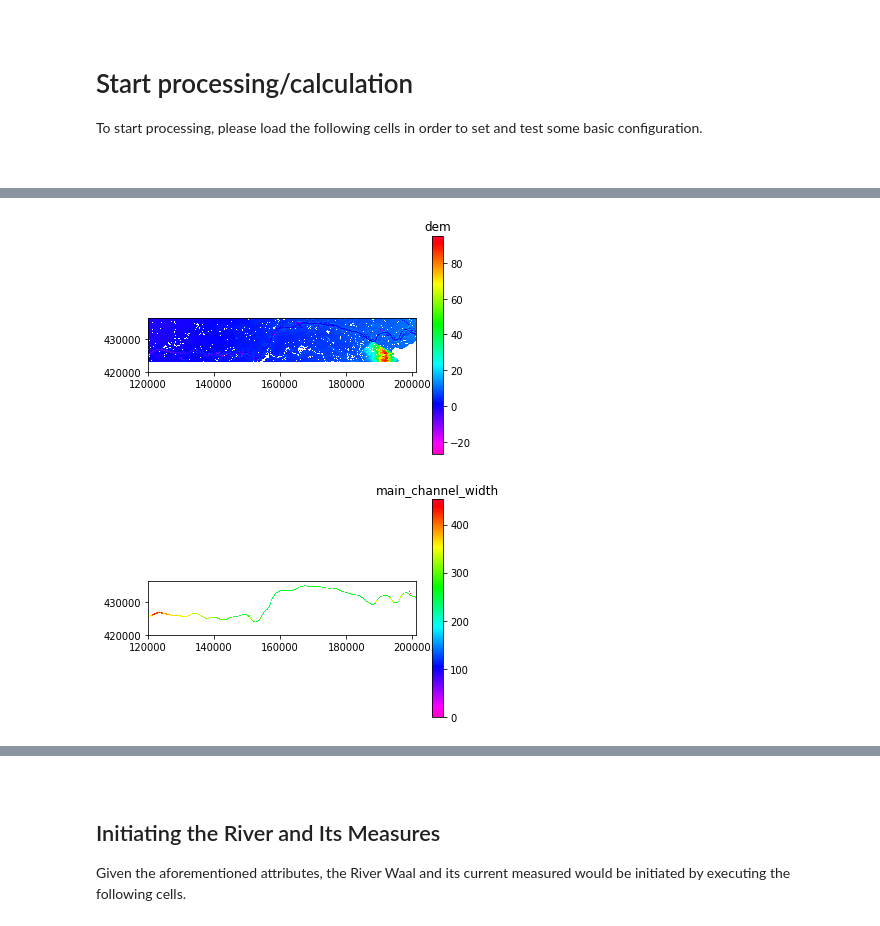
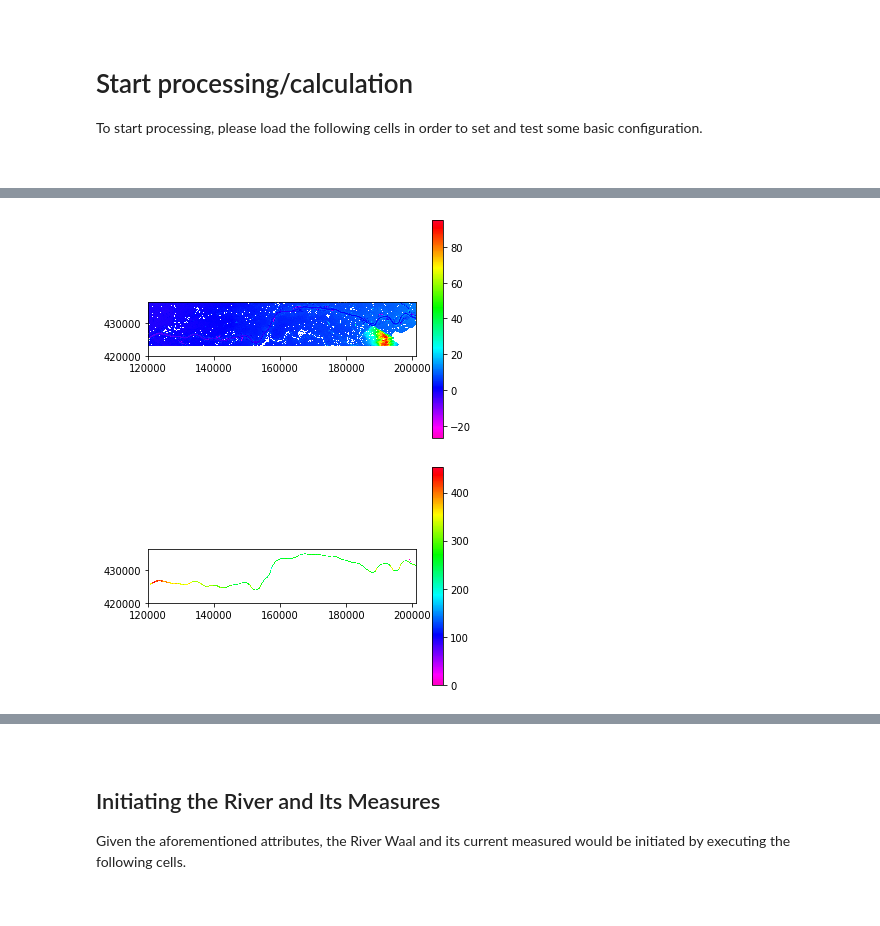
Before and after one commit to UU-Hydro/RiverScape, a Jupyter notebook: scripts/intervent_parameter.ipynb, the cells around one changed output, grey strips where cells are left out. Drawn from its saved outputs; the diff is of its cells as text; code cells hidden in the pictures.

```diff
--- a/scripts/intervent_parameter.ipynb
+++ b/scripts/intervent_parameter.ipynb
@@ -223,12 +256,12 @@ groynes.plot()
 # %%
-# plot the digital elevation model
+# plot digital elevation model
 pcr.aguila(geom.dem)
-dem = geom.dem ; pcr.plot(dem)
+pcr.plot(geom.dem)
 # %% [output]
-[figure, old version]
+[figure, new version]
 # %%
 # plot river main channel width
 pcr.aguila(geom.main_channel_width)
-main_channel_width = geom.main_channel_width ; pcr.plot(main_channel_width)
+pcr.plot(geom.main_channel_width)
 # %% [output]
-[figure, old version]
+[figure, new version]
```
Also changed, not shown: parts of 60 cells of this notebook.
